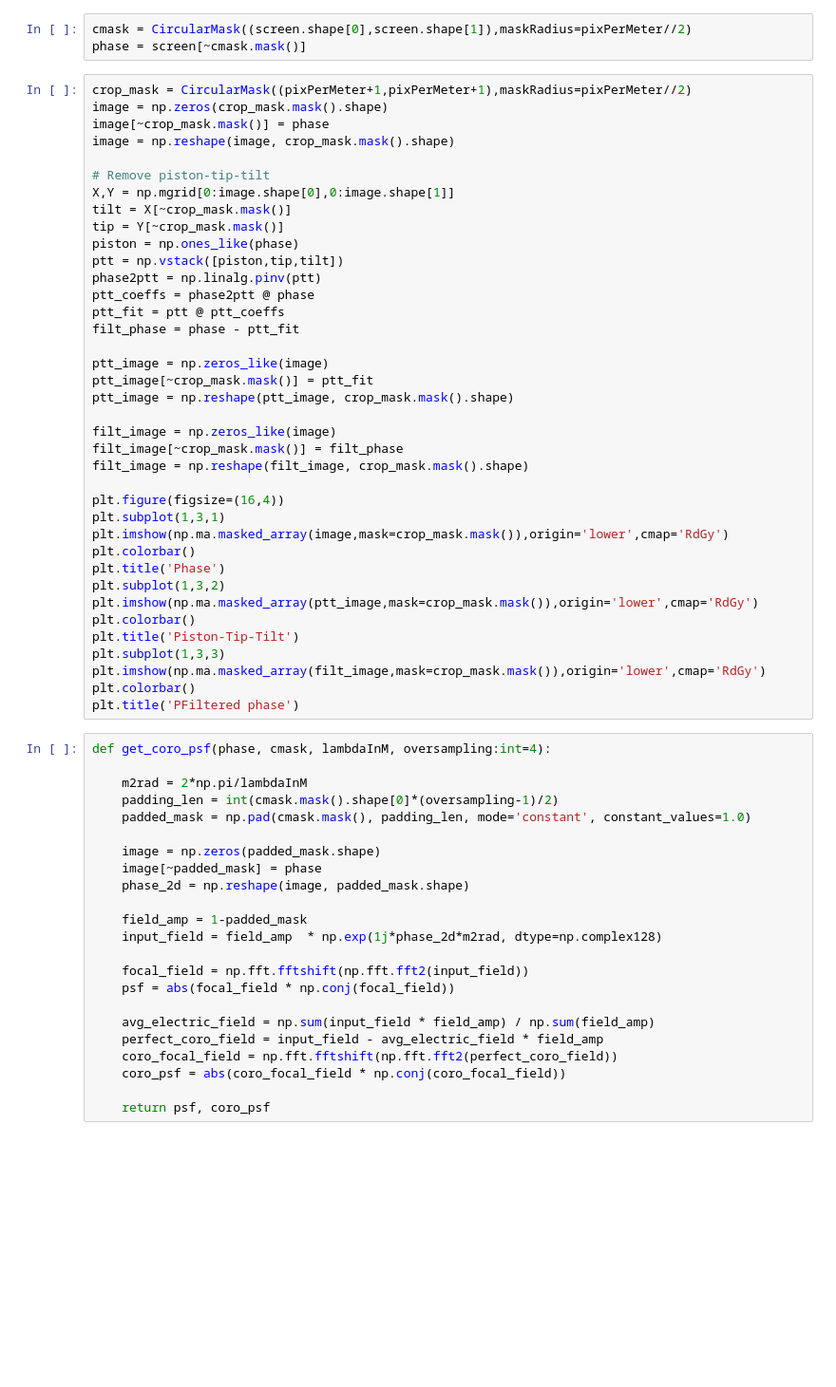
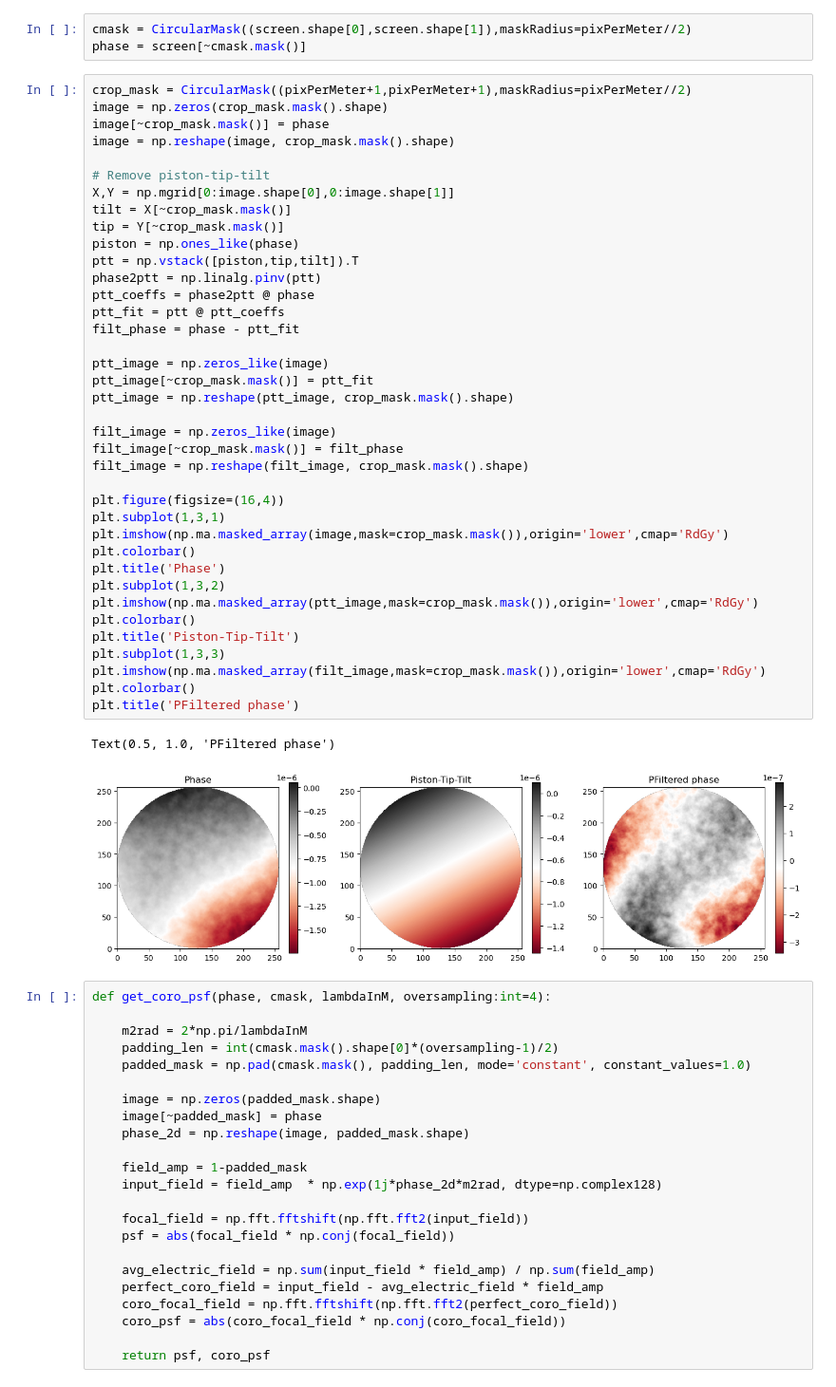
Before and after one commit to ArcetriAdaptiveOptics/arte, a Jupyter notebook: notebook/scratch_atmo_psds.ipynb, the cells around one changed output. Shown at 95% size. Drawn from its saved outputs; the diff is of its cells as text; blank space fills up the shorter version.

```diff
--- a/notebook/scratch_atmo_psds.ipynb
+++ b/notebook/scratch_atmo_psds.ipynb
@@ -122,34 +129,37 @@ image = np.reshape(image, crop_mask.mask().shape)
 X,Y = np.mgrid[0:image.shape[0],0:image.shape[1]]
 tilt = X[~crop_mask.mask()]
 tip = Y[~crop_mask.mask()]
 piston = np.ones_like(phase)
-ptt = np.vstack([piston,tip,tilt])
+ptt = np.vstack([piston,tip,tilt]).T
 phase2ptt = np.linalg.pinv(ptt)
 ptt_coeffs = phase2ptt @ phase
 ptt_fit = ptt @ ptt_coeffs
 filt_phase = phase - ptt_fit
 
 ptt_image = np.zeros_like(image)
 ptt_image[~crop_mask.mask()] = ptt_fit
 ptt_image = np.reshape(ptt_image, crop_mask.mask().shape)
 
 filt_image = np.zeros_like(image)
 filt_image[~crop_mask.mask()] = filt_phase
 filt_image = np.reshape(filt_image, crop_mask.mask().shape)
 
 plt.figure(figsize=(16,4))
 plt.subplot(1,3,1)
 plt.imshow(np.ma.masked_array(image,mask=crop_mask.mask()),origin='lower',cmap='RdGy')
 plt.colorbar()
 plt.title('Phase')
 plt.subplot(1,3,2)
 plt.imshow(np.ma.masked_array(ptt_image,mask=crop_mask.mask()),origin='lower',cmap='RdGy')
 plt.colorbar()
 plt.title('Piston-Tip-Tilt')
 plt.subplot(1,3,3)
 plt.imshow(np.ma.masked_array(filt_image,mask=crop_mask.mask()),origin='lower',cmap='RdGy')
 plt.colorbar()
 plt.title('PFiltered phase')
+# %% [output]
+Text(0.5, 1.0, 'PFiltered phase')
+[figure, added]
 # %%
 def get_coro_psf(phase, cmask, lambdaInM, oversampling:int=4):
 
```
Also changed, not shown: parts of 5 cells of this notebook.
